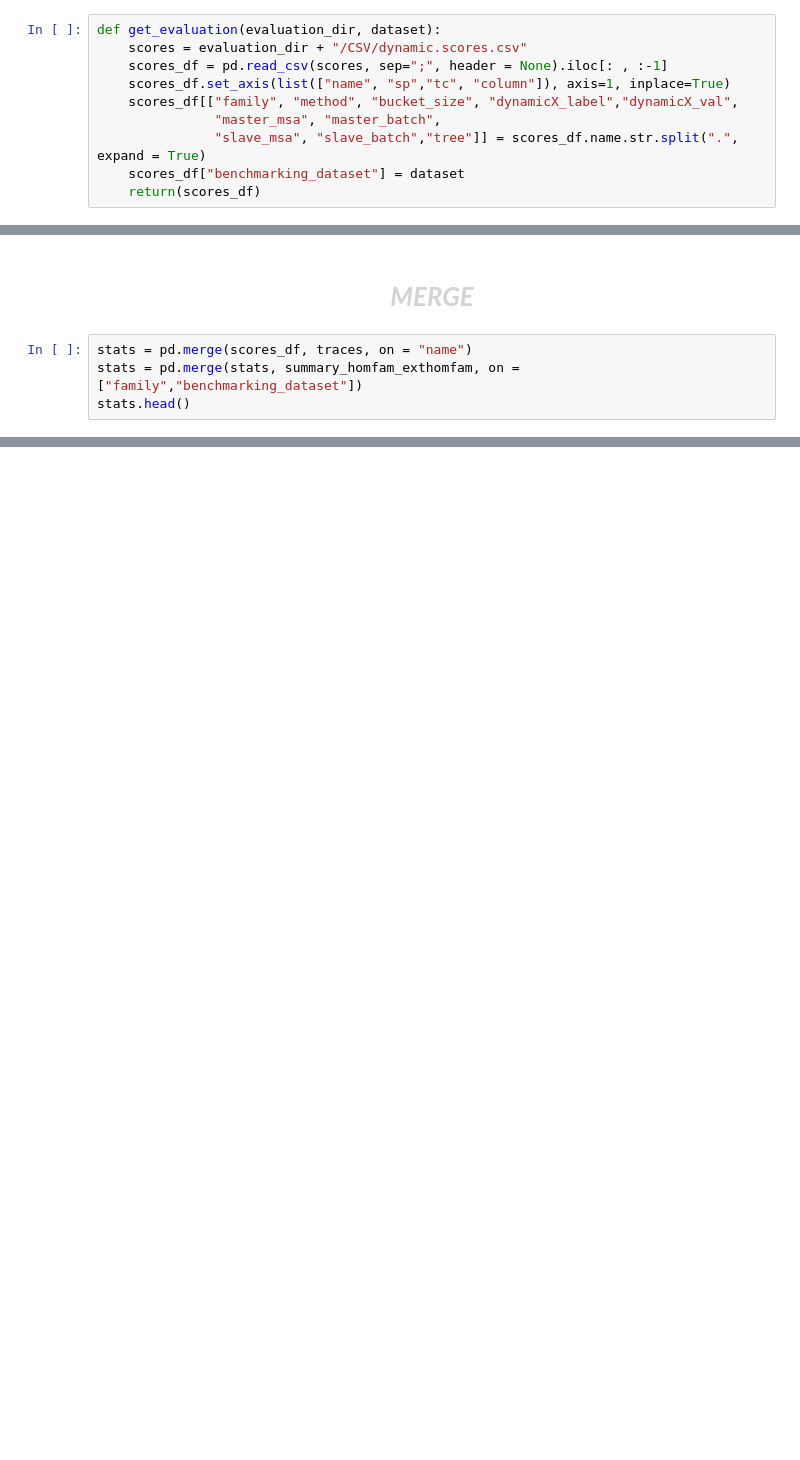
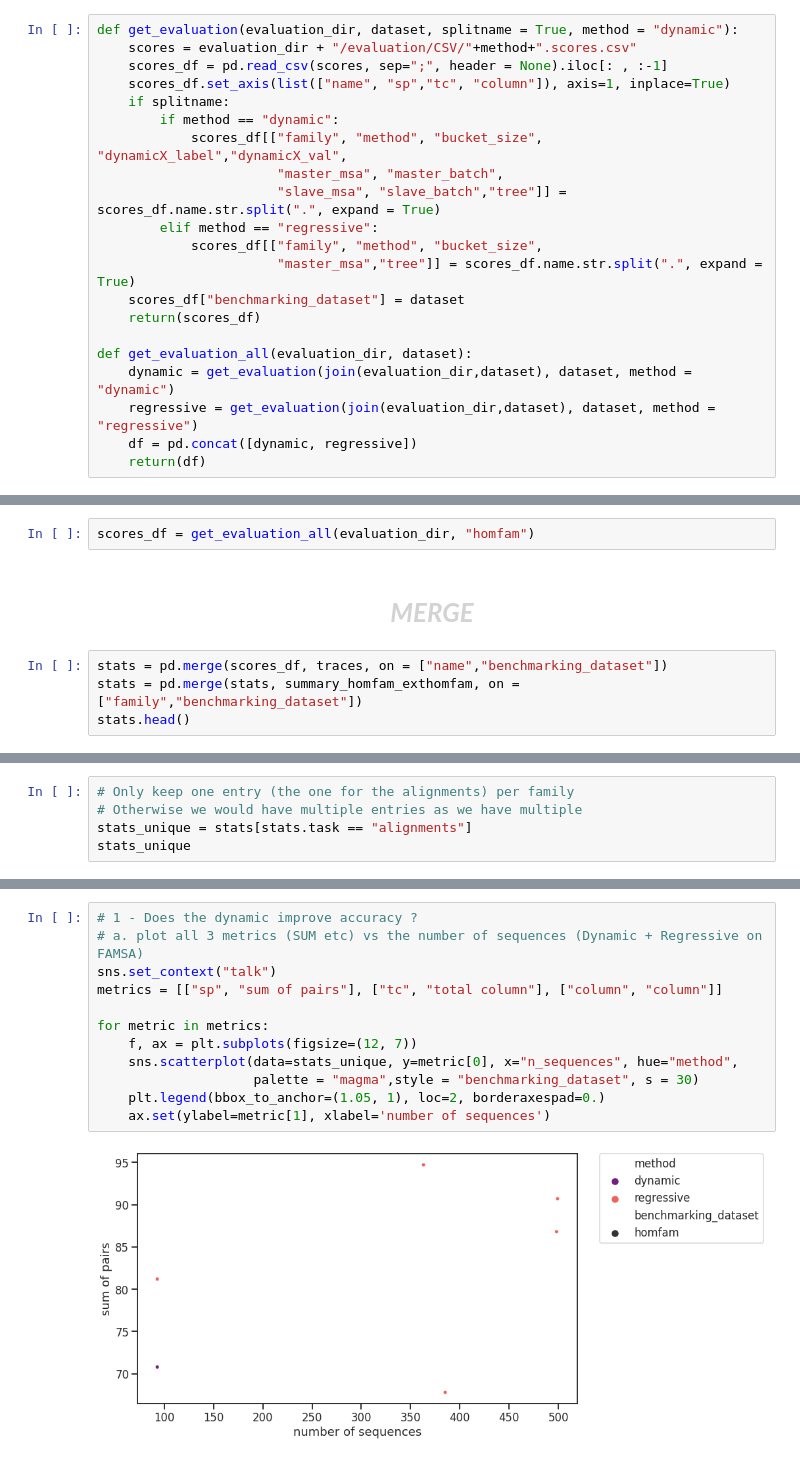
Before and after one commit to luisas/nf_structural_regression, a Jupyter notebook: notebook/01_benchmark.ipynb, the cells around one changed output, grey strips where cells are left out. Drawn from its saved outputs; the diff is of its cells as text; blank space fills up the shorter version.

```diff
--- a/notebook/01_benchmark.ipynb
+++ b/notebook/01_benchmark.ipynb
@@ -167,10 +188,21 @@ af2_grouped = pd.read_csv("/home/luisasantus/Desktop/crg_cluster/data/structural
 # %%
-def get_evaluation(evaluation_dir, dataset):
-    scores = evaluation_dir + "/CSV/dynamic.scores.csv"
+def get_evaluation(evaluation_dir, dataset, splitname = True, method = "dynamic"):
+    scores = evaluation_dir + "/evaluation/CSV/"+method+".scores.csv"
     scores_df = pd.read_csv(scores, sep=";", header = None).iloc[: , :-1]
     scores_df.set_axis(list(["name", "sp","tc", "column"]), axis=1, inplace=True)
-    scores_df[["family", "method", "bucket_size", "dynamicX_label","dynamicX_val",
-               "master_msa", "master_batch",
-               "slave_msa", "slave_batch","tree"]] = scores_df.name.str.split(".", expand = True)
+    if splitname:
+        if method == "dynamic":
+            scores_df[["family", "method", "bucket_size", "dynamicX_label","dynamicX_val",
+                       "master_msa", "master_batch",
+                       "slave_msa", "slave_batch","tree"]] = scores_df.name.str.split(".", expand = True)
+        elif method == "regressive":
+            scores_df[["family", "method", "bucket_size",
+                       "master_msa","tree"]] = scores_df.name.str.split(".", expand = True)
     scores_df["benchmarking_dataset"] = dataset
     return(scores_df)
+
+def get_evaluation_all(evaluation_dir, dataset):
+    dynamic = get_evaluation(join(evaluation_dir,dataset), dataset, method = "dynamic")
+    regressive = get_evaluation(join(evaluation_dir,dataset), dataset, method = "regressive")
+    df = pd.concat([dynamic, regressive])
+    return(df)
@@ -187,7 +209,9 @@ scores_df
+# %%
+scores_df = get_evaluation_all(evaluation_dir, "homfam")
 # %% [markdown]
 # <div style="text-align: center;"> <span align="center" style="color:lightgrey">_________MERGE_________</span> </div>
 # %%
-stats = pd.merge(scores_df, traces, on = "name")
+stats = pd.merge(scores_df, traces, on = ["name","benchmarking_dataset"])
 stats = pd.merge(stats, summary_homfam_exthomfam, on =["family","benchmarking_dataset"])
 stats.head()
 # %% [output]
@@ -209,0 +236,5 @@ traces.name[1]
+# %%
+# Only keep one entry (the one for the alignments) per family
+# Otherwise we would have multiple entries as we have multiple
+stats_unique = stats[stats.task == "alignments"]
+stats_unique
@@ -209,0 +250,14 @@ traces.name[1]
+# %%
+# 1 - Does the dynamic improve accuracy ?
+# a. plot all 3 metrics (SUM etc) vs the number of sequences (Dynamic + Regressive on FAMSA)
+sns.set_context("talk")
+metrics = [["sp", "sum of pairs"], ["tc", "total column"], ["column", "column"]]
+
+for metric in metrics:
+    f, ax = plt.subplots(figsize=(12, 7))
+    sns.scatterplot(data=stats_unique, y=metric[0], x="n_sequences", hue="method",
+                    palette = "magma",style = "benchmarking_dataset", s = 30)
+    plt.legend(bbox_to_anchor=(1.05, 1), loc=2, borderaxespad=0.)
+    ax.set(ylabel=metric[1], xlabel='number of sequences')
+# %% [output]
+[figure, added]
```
Also changed, not shown: parts of 27 cells of this notebook, 8 other files.
